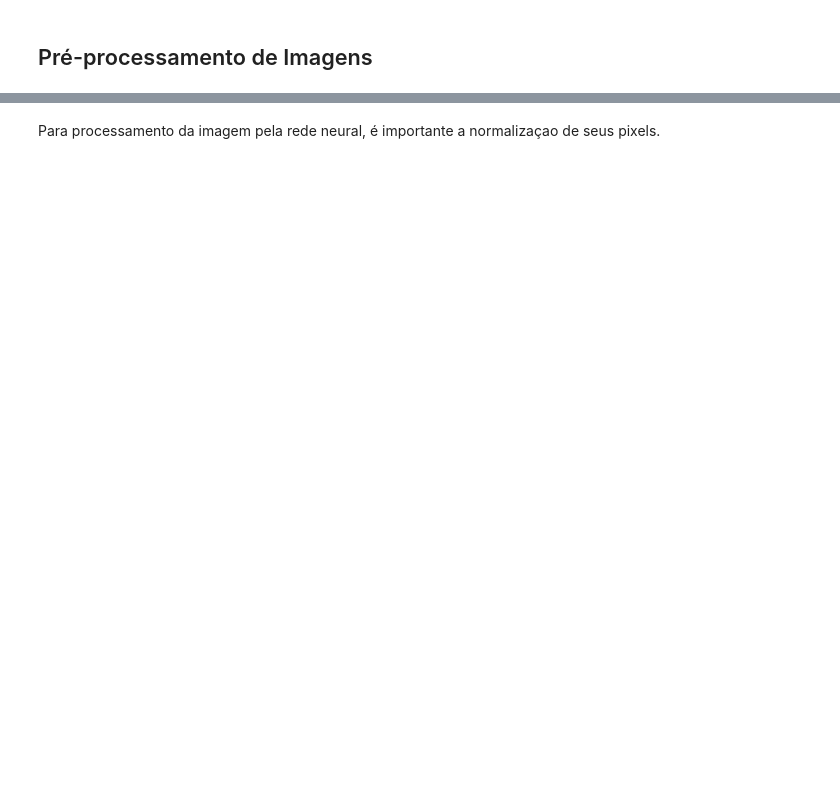
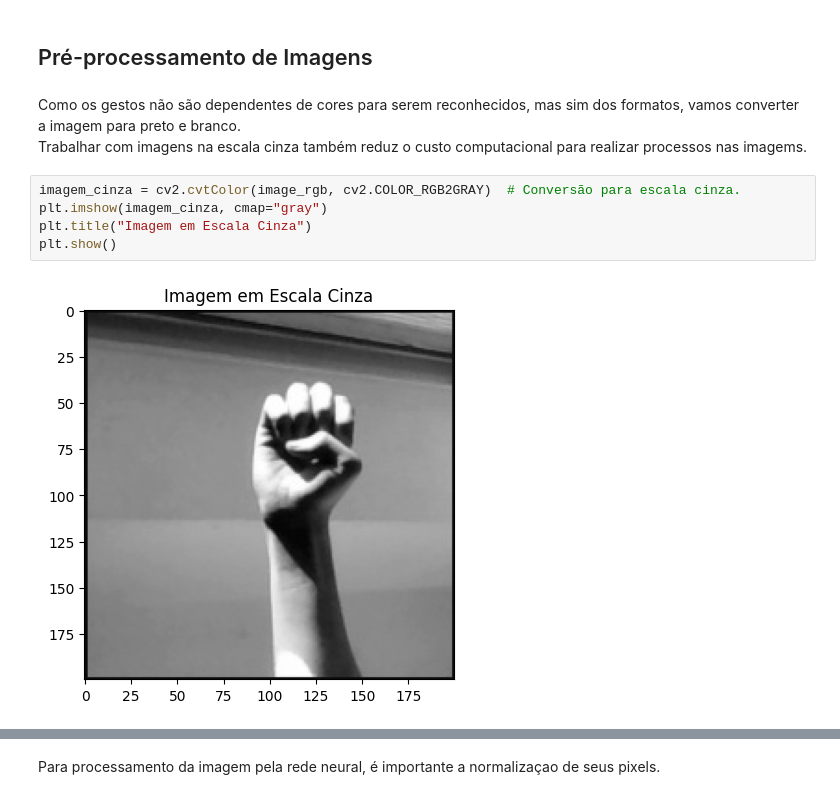
Before and after one commit to 0-lucas/ProjetoAvanti, a Jupyter notebook: pre_processamento.ipynb, the cells around one changed output, grey strips where cells are left out. Drawn from its saved outputs; the diff is of its cells as text; blank space fills up the shorter version.

```diff
--- a/pre_processamento.ipynb
+++ b/pre_processamento.ipynb
@@ -94,2 +148,12 @@ plt.show()
 # %% [markdown]
 ## Pré-processamento de Imagens
+# %% [markdown]
+Como os gestos não são dependentes de cores para serem reconhecidos, mas sim dos formatos, vamos converter a imagem para preto e branco.
+Trabalhar com imagens na escala cinza também reduz o custo computacional para realizar processos nas imagems.
+# %%
+imagem_cinza = cv2.cvtColor(image_rgb, cv2.COLOR_RGB2GRAY)  # Conversão para escala cinza.
+plt.imshow(imagem_cinza, cmap="gray")
+plt.title("Imagem em Escala Cinza")
+plt.show()
+# %% [output]
+[figure, added]
```
Also changed, not shown: parts of 19 cells of this notebook.
